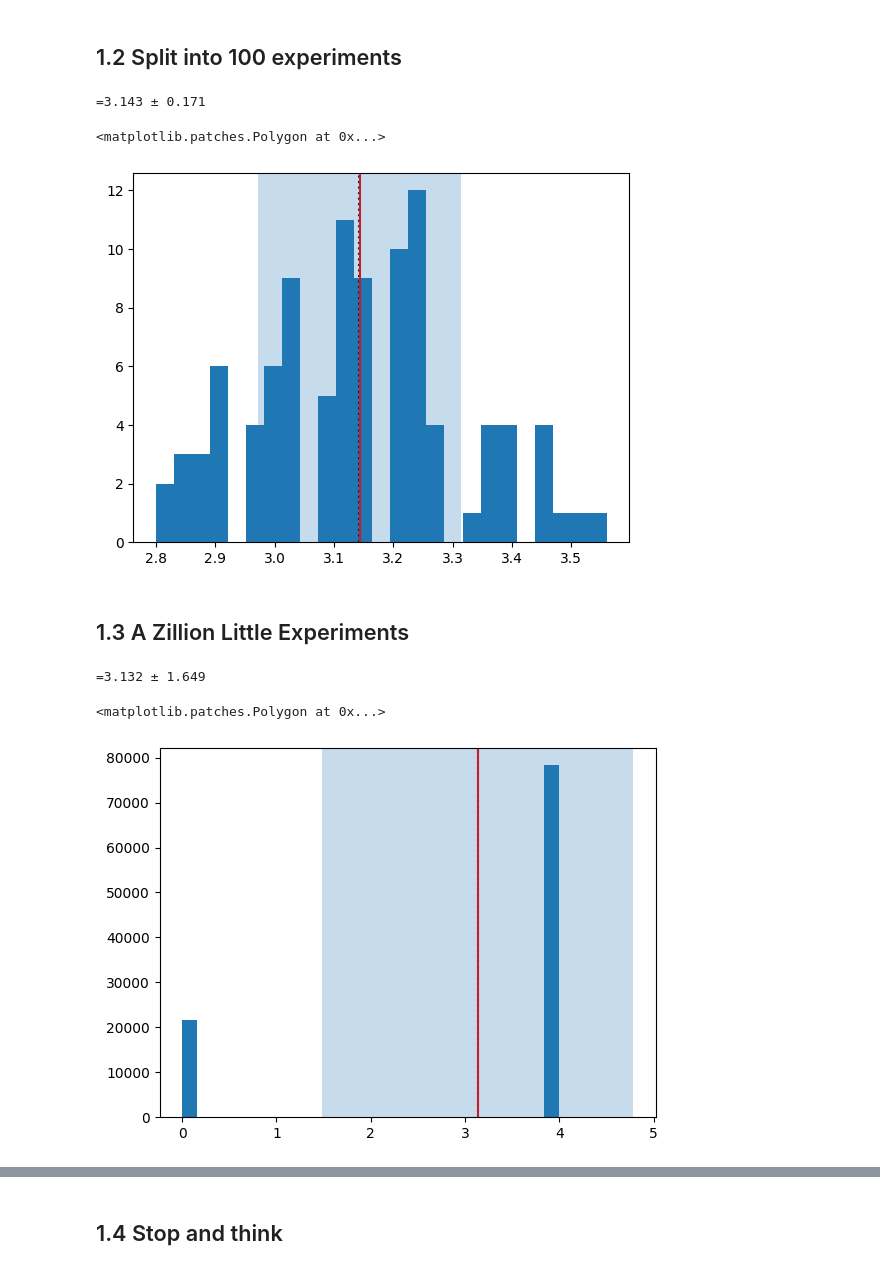
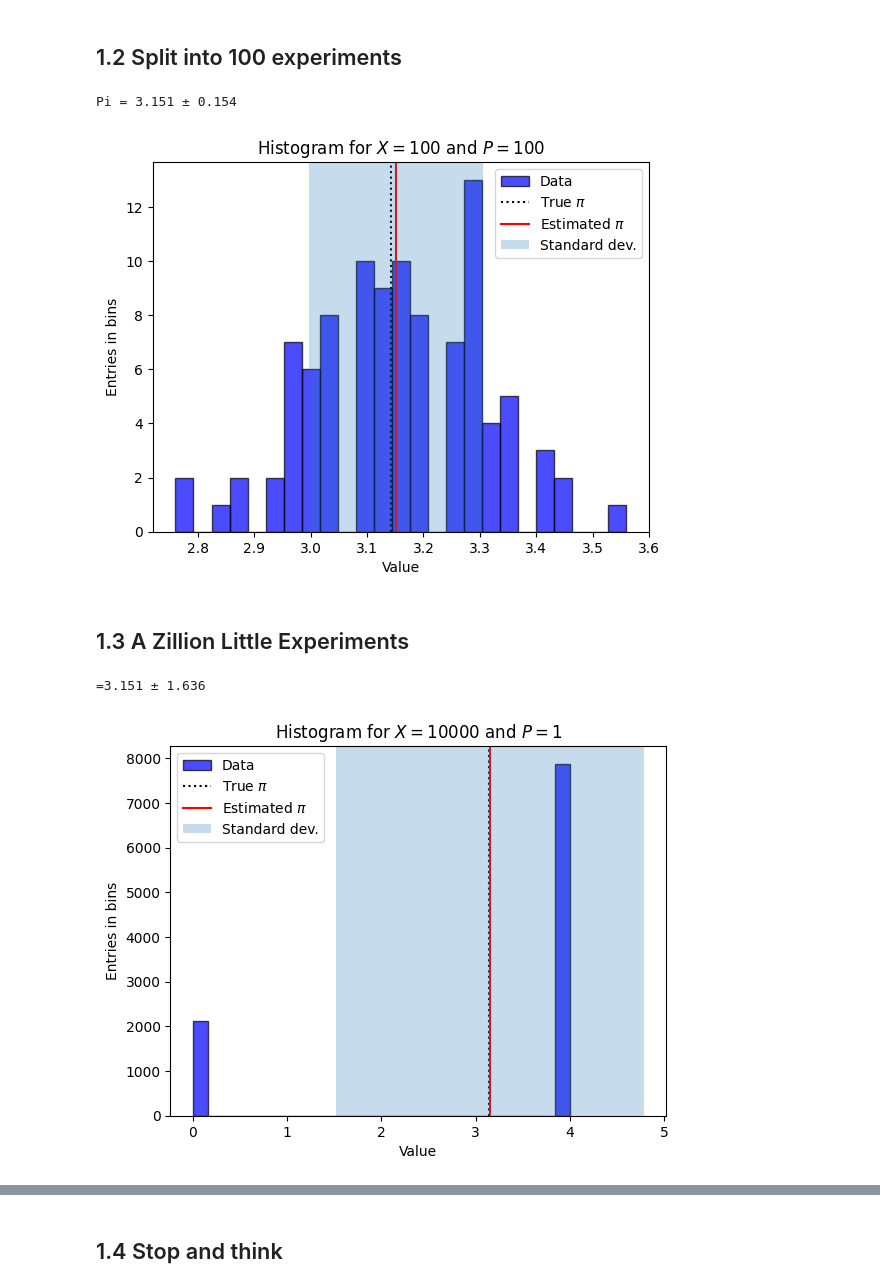
Before and after one commit to MXM1796/computational_physics_2024_fre_rei, a Jupyter notebook: Sheet_1.ipynb, the cells around one changed output, grey strips where cells are left out. Drawn from its saved outputs; the diff is of its cells as text; code cells hidden in the pictures.

```diff
--- a/Sheet_1.ipynb
+++ b/Sheet_1.ipynb
@@ -32,0 +36,7 @@ plt.show()
+# %%
+# Calculate the average estimate and the uncertainty (standard deviation) of the Pi estimate
+average = np.sum(4*inside_the_circle)/(n_points_per_experiment)
+uncertainty = np.sqrt(np.sum((4*inside_the_circle-average)**2)/(n_points_per_experiment-1))
+
+# Print the results
+print(f'Pi = {average} ± {uncertainty:.4f}')
@@ -56,10 +80,12 @@ plt.show()
 # %% [markdown]
 ## 1.2 Split into 100 experiments
 # %%
+# Function to generate random points for given number of experiments and points per experiment
 def sample(n_experiments, n_points_per_experiment):
     points = np.random.uniform(low=-1.0, high=1.0, size=(dimension, n_points_per_experiment, n_experiments, ))
     return points
 
+# Function to estimate Pi based on the generated points
 def find_pi(points):
     radius = (points**2).sum(axis=0)
     inside_the_circle = (radius <= 1)
@@ -68,48 +94,63 @@ def find_pi(points):
     pi = 4 * pi_by_4
     return pi
 
+# Function to calculate the average Pi estimate and its uncertainty
 def estimate(pi, n_experiments):
     average = np.sum(pi)/(n_experiments)
-    uncertainty = np.sqrt(
-        np.sum((pi-average)**2)/
-         (n_experiments-1))
+    uncertainty = np.sqrt(np.sum((pi-average)**2)/(n_experiments-1))
     return average, uncertainty
 # %%
+# Set the number of experiments and points per experiment for the new simulation
 n_experiments_2 = 100
 n_points_per_experiment_2 = 100
 
+# Sampling data and estimate Pi
 points_2 = sample(n_experiments_2, n_points_per_experiment_2)
 pi_2 = find_pi(points_2)
 average_2, uncertainty_2 = estimate(pi_2, n_experiments_2)
-print(f'={average_2:.3f} ± {uncertainty_2:.3f}')
+
+# Print the results
+print(f'Pi = {average_2:.3f} ± {uncertainty_2:.3f}')
 # %% [output]
-=3.143 ± 0.171
+Pi = 3.151 ± 0.154
 # %%
-plt.hist(pi_2, bins=25)
-plt.axvline(np.pi, color='black', zorder=1, linestyle=':')
-plt.axvline(average_2, color='red', zorder=1)
-plt.axvspan(average_2-uncertainty_2, average_2+uncertainty_2, alpha=0.25)
+# Plot a histogram of the Pi estimates
+plt.hist(pi_2, bins=25, color='blue', edgecolor='black', alpha=0.7, label = 'Data')
+plt.axvline(np.pi, color='black', zorder=1, linestyle=':', label = 'True $\pi$')
+plt.axvline(average_2, color='red', zorder=1, label = 'Estimated $\pi$')
+plt.axvspan(average_2-uncertainty_2, average_2+uncertainty_2, alpha=0.25, label = 'Standard dev.')
+plt.ylabel('Entries in bins')
+plt.xlabel('Value')
+plt.title('Histogram for $X=100$ and $P=100$')
+_ = plt.legend()
 # %% [output]
-<matplotlib.patches.Polygon at 0x...>
-[figure, old version]
+[figure, new version]
 # %% [markdown]
 ## 1.3 A Zillion Little Experiments
 # %%
+# Set the number of experiments and points per experiment for the new simulation
 n_experiments_3 = 10000
 n_points_per_experiment_3 = 1
 
+# Sampling data and estimate Pi
 points_3 = sample(n_experiments_3, n_points_per_experiment_3)
 pi_3 = find_pi(points_3)
 average_3, uncertainty_3 = estimate(pi_3, n_experiments_3)
+
+# Print the results
 print(f'={average_3:.3f} ± {uncertainty_3:.3f}')
 # %% [output]
-=3.132 ± 1.649
+=3.151 ± 1.636
 # %%
-plt.hist(pi_3, bins=25)
-plt.axvline(np.pi, color='black', zorder=1, linestyle=':')
-plt.axvline(average_3, color='red', zorder=1)
-plt.axvspan(average_3-uncertainty_3, average_3+uncertainty_3, alpha=0.25)
+# Plot a histogram of the Pi estimates
+plt.hist(pi_3, bins=25, color='blue', edgecolor='black', alpha=0.7, label = 'Data')
+plt.axvline(np.pi, color='black', zorder=1, linestyle=':', label = 'True $\pi$')
+plt.axvline(average_3, color='red', zorder=1, label = 'Estimated $\pi$')
+plt.axvspan(average_3-uncertainty_3, average_3+uncertainty_3, alpha=0.25, label = 'Standard dev.')
+plt.ylabel('Entries in bins')
+plt.xlabel('Value')
+plt.title('Histogram for $X=10000$ and $P=1$')
+_ = plt.legend()
 # %% [output]
-<matplotlib.patches.Polygon at 0x...>
-[figure, old version]
+[figure, new version]
 # %% [markdown]
```
Also changed, not shown: parts of 20 cells of this notebook.
